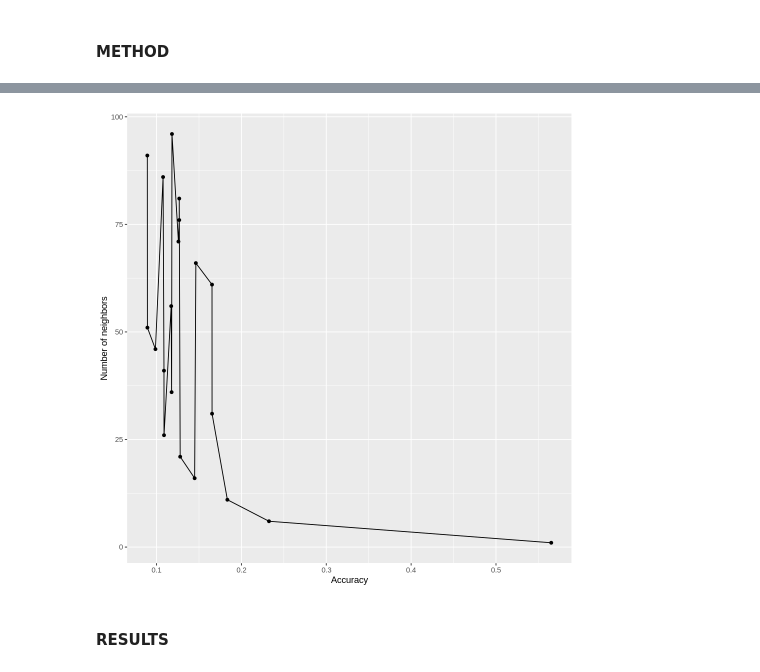
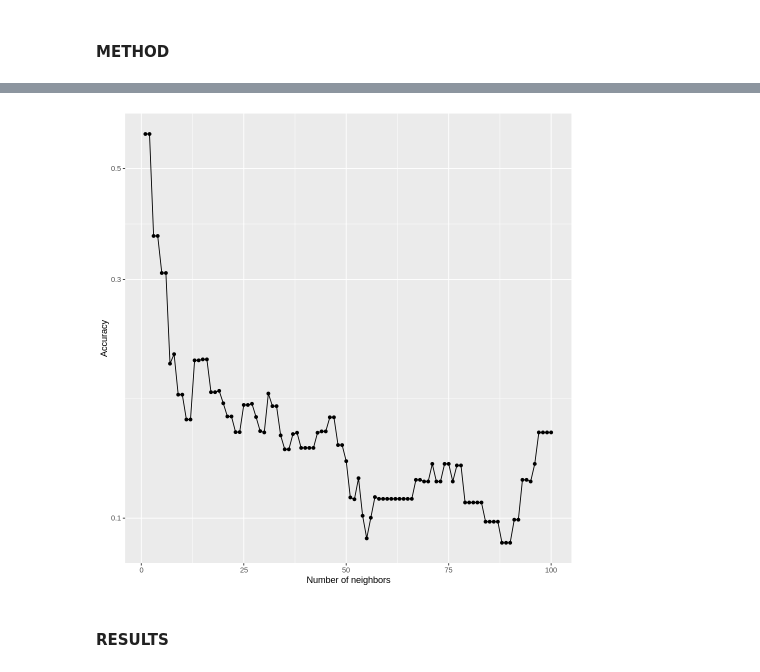
Before and after one commit to beandumplings/dsci_100_group143_project, a Jupyter notebook: Group143_Project.ipynb, the cells around one changed output, grey strips where cells are left out. Saved outputs shown, nothing was run; the diff lists cells and outputs as text; code cells hidden in the pictures.

Commit message:
Changed vfold count to 10, edited graph

```diff
--- a/Group143_Project.ipynb
+++ b/Group143_Project.ipynb
@@ -198,12 +206,13 @@ A tibble: 20 × 7
 # %%
-accuracies_plot <- accuracies |> ggplot(aes(x = mean, y = neighbors)) +
-                                 labs(x = "Accuracy", y = "Number of neighbors") +
+accuracies_plot <- accuracies |> ggplot(aes(x = neighbors, y = mean)) +
+                                 labs(x = "Number of neighbors", y = "Accuracy") +
                                  geom_point() +
-                                 geom_line()
+                                 geom_line() +
+                                 scale_y_log10()
 
 accuracies_plot
 # %% [output]
-[figure, old version]
+[figure, new version]
 # %% [markdown]
 #### RESULTS
 # %% [markdown]
```
Also changed, not shown: parts of 9 cells of this notebook.
